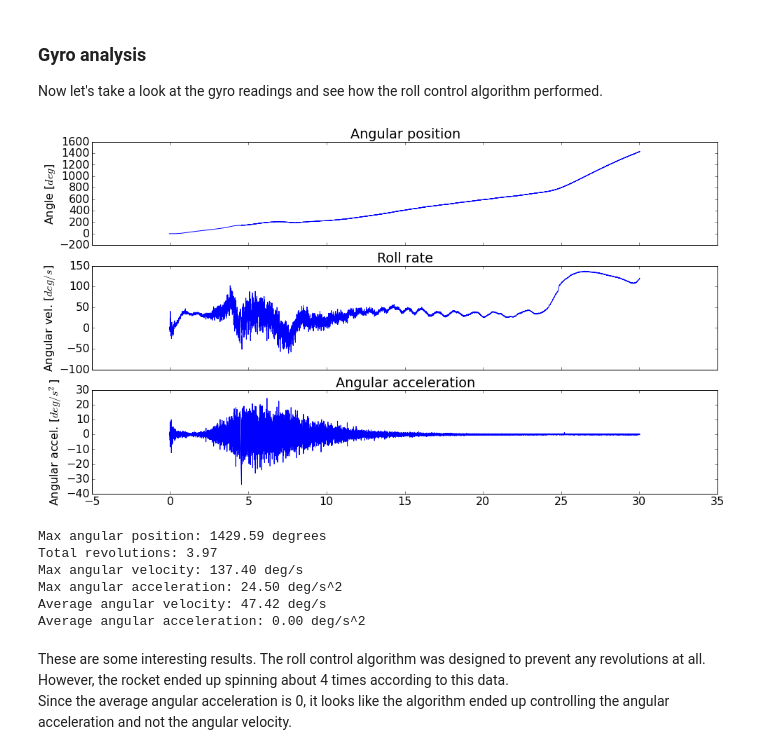
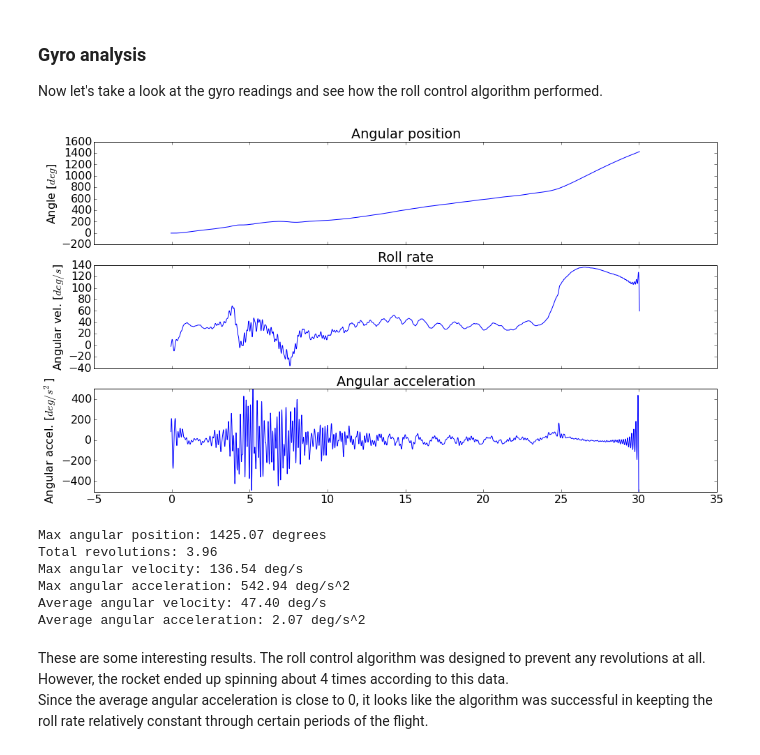
Before and after one commit to psas/Launch-12, a Jupyter notebook: data/rollanalysis_initial.ipynb, the cells around one changed output. Saved outputs shown, nothing was run; the diff lists cells and outputs as text; code cells hidden in the pictures.

Commit message:
low pass filter on gyro readings

```diff
--- a/data/rollanalysis_initial.ipynb
+++ b/data/rollanalysis_initial.ipynb
@@ -14,19 +14,20 @@ We will start by extracting data from the csv files.
 from matplotlib import rcParams
 rcParams.update({'font.size': 16})
 
-import utils
-
 # import numpy for numerical stuff
 import numpy as np
 
 # import matplotlib.pyplot for plotting stuff
 import matplotlib.pyplot as plt
 
-# import scipy.integrate for integration
+# import scipy.integrate.simps for integration
 from scipy.integrate import simps
 
+# import scipy.signal stuff for low pass filter
+from scipy.signal import firwin, lfilter
+
 # get the ADIS data
-columns = np.loadtxt('../ADIS.csv', delimiter=',', unpack=True)
+columns = np.loadtxt('./LAUNCH/ADIS.csv', delimiter=',', unpack=True)
 
 # sort the data
 
@@ -130,6 +131,21 @@ Now let's take a look at the gyro readings and see how the roll control algorith
 # %%
 # get rid of readings we don't care about
 gyro_x = gyro_x[3650:28125]
+
+# filter gyro readings with low pass
+sample_rate = 819.2  # Hz
+freq_cutoff = 7.5    # Hz
+filter_taps = 4096   # length of filter
+
+# Finite Impulse response filter design using the window method
+window = firwin(numtaps=filter_taps, cutoff=freq_cutoff, nyq=sample_rate/2)
+
+# filter padding
+ang_vel_padded = np.concatenate((gyro_x, np.zeros(filter_taps/2)))
+
+# run it through a low pass filter
+ang_vel_filtered = lfilter(window, 1.0, ang_vel_padded)[filter_taps/2:]
+gyro_x = ang_vel_filtered
 
 # integrate to get angular position
 ang = []
@@ -139,46 +155,48 @@ for k in range(len(gyro_x)):
 
 # differentiating readings to get angular acceleration
 ang_acc = np.diff(gyro_x)
+ang_acc *= sample_rate
 
 # now let's observe the curves
 fig2, (ax3, ax4, ax5) = plt.subplots(nrows=3, sharex=True, figsize=(16,9))
 
 ax3.plot(time[1:], ang)
 ax3.set_title('Angular position')
 ax3.set_ylabel('Angle [$deg$]')
 
 ax4.plot(time, gyro_x)
 ax4.set_title('Roll rate')
 ax4.set_ylabel('Angular vel. [$deg/s$]')
 
 ax5.plot(time[1:], ang_acc)
 ax5.set_title('Angular acceleration')
 ax5.set_ylabel('Angular accel. [$deg/s^2$]')
+ax5.set_ylim([-500, 500])
 
 plt.show()
 
 ang = np.array(ang)
 gyro_x = np.array(gyro_x)
 ang_acc = np.array(ang_acc)
 
 print 'Max angular position: %3.2f degrees' % ang.max()
 print 'Total revolutions: %3.2f' % (ang.max()/360.0)
 
 print 'Max angular velocity: %3.2f deg/s' % gyro_x.max()
 print 'Max angular acceleration: %3.2f deg/s^2' % ang_acc.max()
 
 print 'Average angular velocity: %3.2f deg/s' % gyro_x.mean()
 print 'Average angular acceleration: %3.2f deg/s^2' % ang_acc.mean()
 # %% [output]
-[figure, old version]
+[figure, new version]
-Max angular position: 1429.59 degrees
-Total revolutions: 3.97
-Max angular velocity: 137.40 deg/s
-Max angular acceleration: 24.50 deg/s^2
-Average angular velocity: 47.42 deg/s
-Average angular acceleration: 0.00 deg/s^2
+Max angular position: 1425.07 degrees
+Total revolutions: 3.96
+Max angular velocity: 136.54 deg/s
+Max angular acceleration: 542.94 deg/s^2
+Average angular velocity: 47.40 deg/s
+Average angular acceleration: 2.07 deg/s^2
 # %% [markdown]
 
 These are some interesting results. The roll control algorithm was designed to prevent any revolutions at all.
 However, the rocket ended up spinning about 4 times according to this data.
-Since the average angular acceleration is 0, it looks like the algorithm ended up controlling the angular acceleration and not the angular velocity.
+Since the average angular acceleration is close to 0, it looks like the algorithm was successful in keepting the roll rate relatively constant through certain periods of the flight.
```
